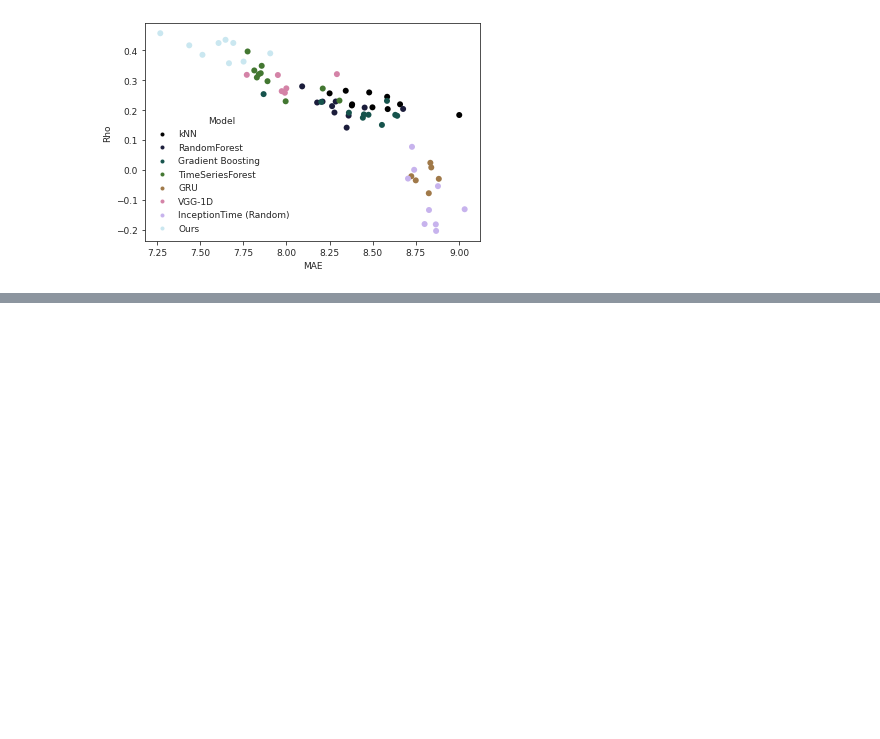
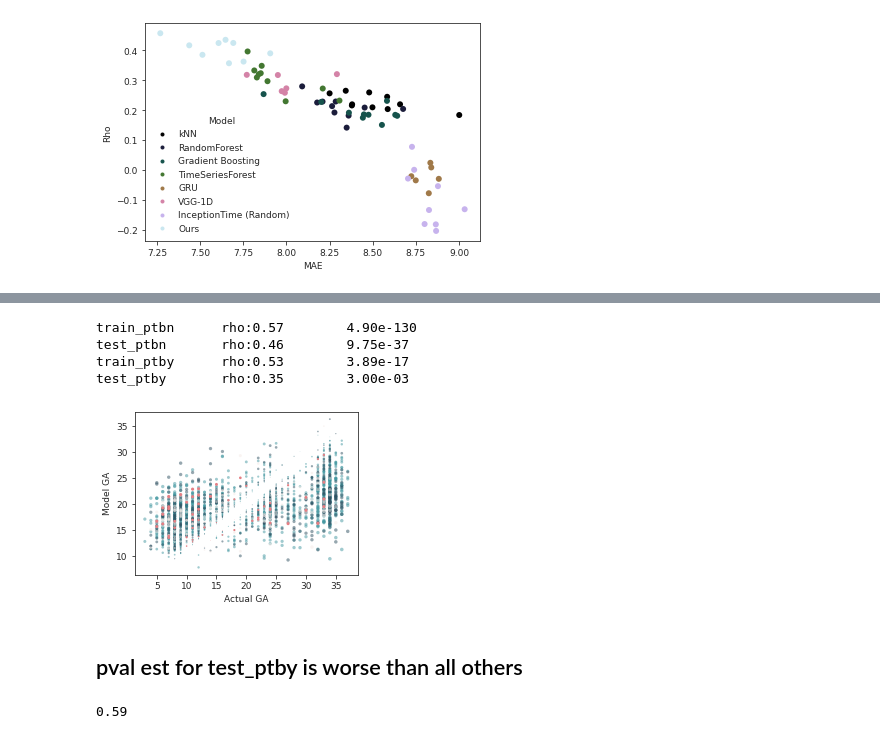
Before and after one commit to nealgravindra/wearables, a Jupyter notebook: notebooks/modelcmp_collect_csvs_v52.ipynb, the cells around one changed output, grey strips where cells are left out. Saved outputs shown, nothing was run; the diff lists cells and outputs as text; code cells hidden in the pictures; blank space fills up the shorter version.

```diff
--- a/notebooks/modelcmp_collect_csvs_v52.ipynb
+++ b/notebooks/modelcmp_collect_csvs_v52.ipynb
@@ -322,0 +493,5 @@ bst_trainer = os.path.join(mfp, 'trainer_itv52_InceptionTime_GA5.pkl')
+# %%
+traintest_ptbyn_cmap = {'train_ptby': '#F4EAE6',
+                        'train_ptbn': '#4297A0',
+                        'test_ptby': '#E57F84',
+                        'test_ptbn': '#2F5061'}
@@ -322,0 +513,53 @@ bst_trainer = os.path.join(mfp, 'trainer_itv52_InceptionTime_GA5.pkl')
+# %%
+savefigs=True
+# %%
+def add_scatterplot(ax, md, traintest_ptbyn_cmap, bool_byrow, k, txt_y=0.9, alpha=0.5):
+    y = md.loc[bool_byrow, 'y']
+    yhat = md.loc[bool_byrow, 'yhat']
+    err = md.loc[bool_byrow, 'error']
+    col = traintest_ptbyn_cmap[k]
+    rho, p = spearmanr(y, yhat)
+    print('{}\trho:{:.2f}\t{:.2e}'.format(k, rho, p))
+
+    ax.scatter(y,
+               yhat,
+               color=traintest_ptbyn_cmap[k],
+               alpha=alpha,
+               rasterized=True,
+               linewidth=0,
+               s=4*np.log(err.abs()+1e-8))
+
+#     ax.text(1, txt_y, 'r={:.2f}{}'.format(rho, p_encoder(p), transform=ax.transAxes, color=traintest_ptbyn_cmap[k]))
+
+fig, ax = plt.subplots(1, 1, figsize=(4, 3))
+
+bool_byrow = ((md['split']=='train') & (md['Pre-term birth']==False))
+k = 'train_ptbn'
+add_scatterplot(ax, md, traintest_ptbyn_cmap, bool_byrow, k)
+
+bool_byrow = ((md['split']=='test') & (md['Pre-term birth']==False))
+k = 'test_ptbn'
+add_scatterplot(ax, md, traintest_ptbyn_cmap, bool_byrow, k, txt_y=0.8)
+
+bool_byrow = ((md['split']=='train') & (md['Pre-term birth']==True))
+k = 'train_ptby'
+add_scatterplot(ax, md, traintest_ptbyn_cmap, bool_byrow, k, txt_y=0.7)
+
+bool_byrow = ((md['split']=='test') & (md['Pre-term birth']==True))
+k = 'test_ptby'
+add_scatterplot(ax, md, traintest_ptbyn_cmap, bool_byrow, k, txt_y=0.6, alpha=1.0)
+
+ax.set_xlabel('Actual GA')
+ax.set_ylabel('Model GA')
+# ax.text(0.1, 0.9, 'HERE', transform=ax.transAxes, c=traintest_ptbyn_cmap[k])
+
+if savefigs:
+    fig.savefig(os.path.join(pfp, 'scatterplot_traintest_ptbyn_yhatVy.pdf'), bbox_inches='tight', dpi=600)
+# %% [output]
+train_ptbn      rho:0.57        4.90e-130
+test_ptbn       rho:0.46        9.75e-37
+train_ptby      rho:0.53        3.89e-17
+test_ptby       rho:0.35        3.00e-03
+[figure, added]
+# %% [markdown]
+## pval est for test_ptby is worse than all others
@@ -322,0 +569,4 @@ bst_trainer = os.path.join(mfp, 'trainer_itv52_InceptionTime_GA5.pkl')
+# %%
+(a>b).sum()/len(a)
+# %% [output]
+0.59
```
Also changed, not shown: parts of 35 cells of this notebook, 3 other files.
